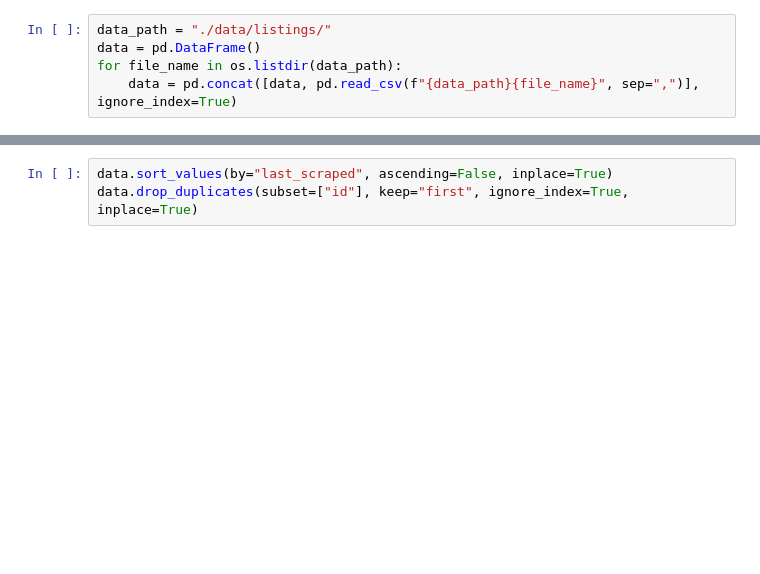
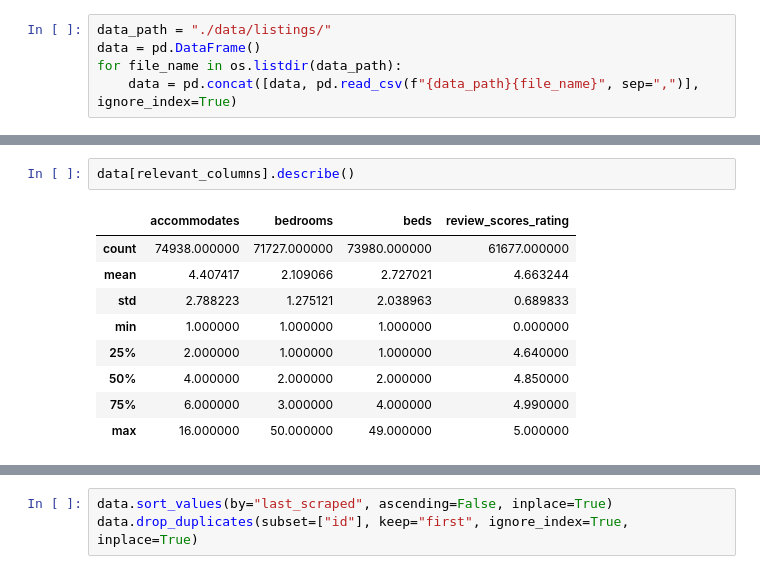
Before and after one commit to PatrickChristoph/airbnb_insights_australia, a Jupyter notebook: analysis.ipynb, the cells around one changed output, grey strips where cells are left out. Cells and saved outputs as stored; diff of their text form; blank space fills up the shorter version.

```diff
--- a/analysis.ipynb
+++ b/analysis.ipynb
@@ -29,0 +212,12 @@ for file_name in os.listdir(data_path):
+# %%
+data[relevant_columns].describe()
+# %% [output]
+|  | accommodates | bedrooms | beds | review_scores_rating |
+| count | 74938.000000 | 71727.000000 | 73980.000000 | 61677.000000 |
+| mean | 4.407417 | 2.109066 | 2.727021 | 4.663244 |
+| std | 2.788223 | 1.275121 | 2.038963 | 0.689833 |
+| min | 1.000000 | 1.000000 | 1.000000 | 0.000000 |
+| 25% | 2.000000 | 1.000000 | 1.000000 | 4.640000 |
+| 50% | 4.000000 | 2.000000 | 2.000000 | 4.850000 |
+| 75% | 6.000000 | 3.000000 | 4.000000 | 4.990000 |
+| max | 16.000000 | 50.000000 | 49.000000 | 5.000000 |
```
Also changed, not shown: parts of 37 cells of this notebook.
